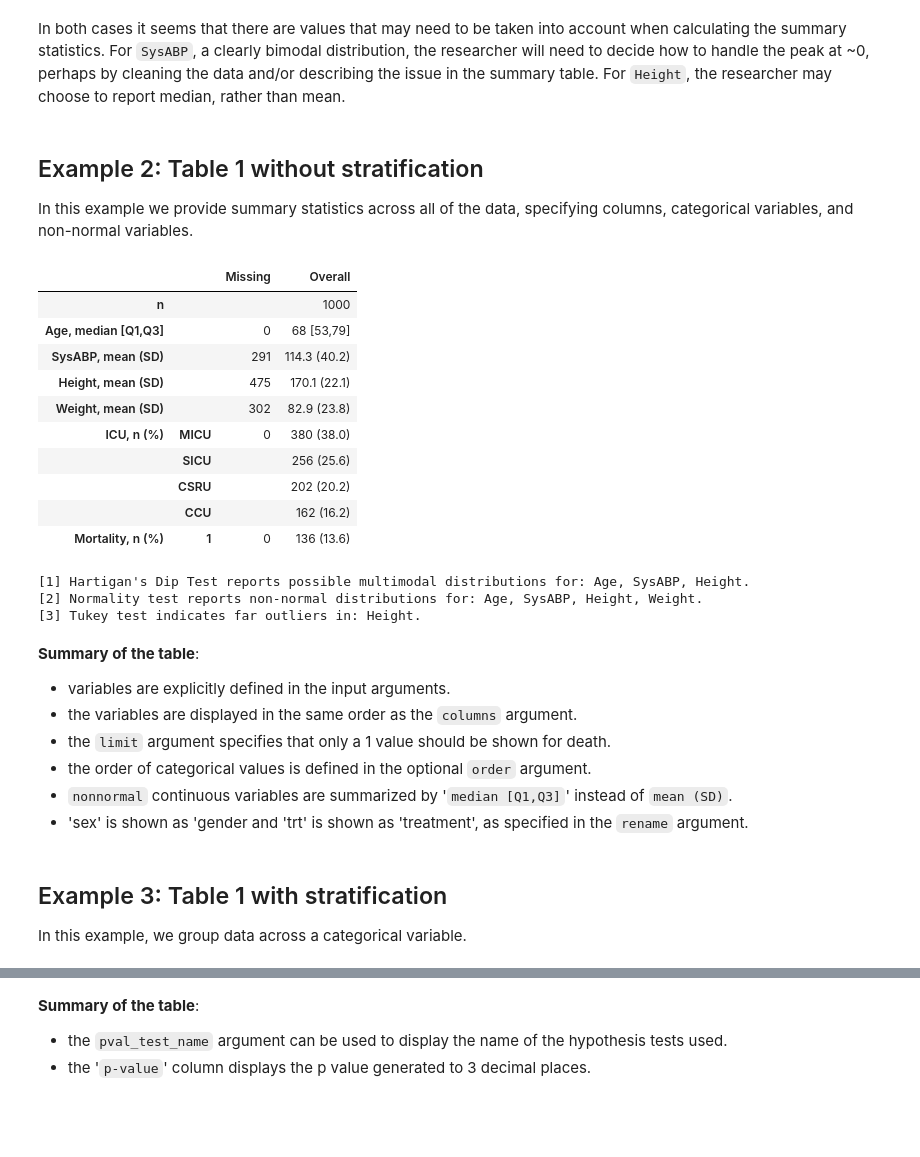
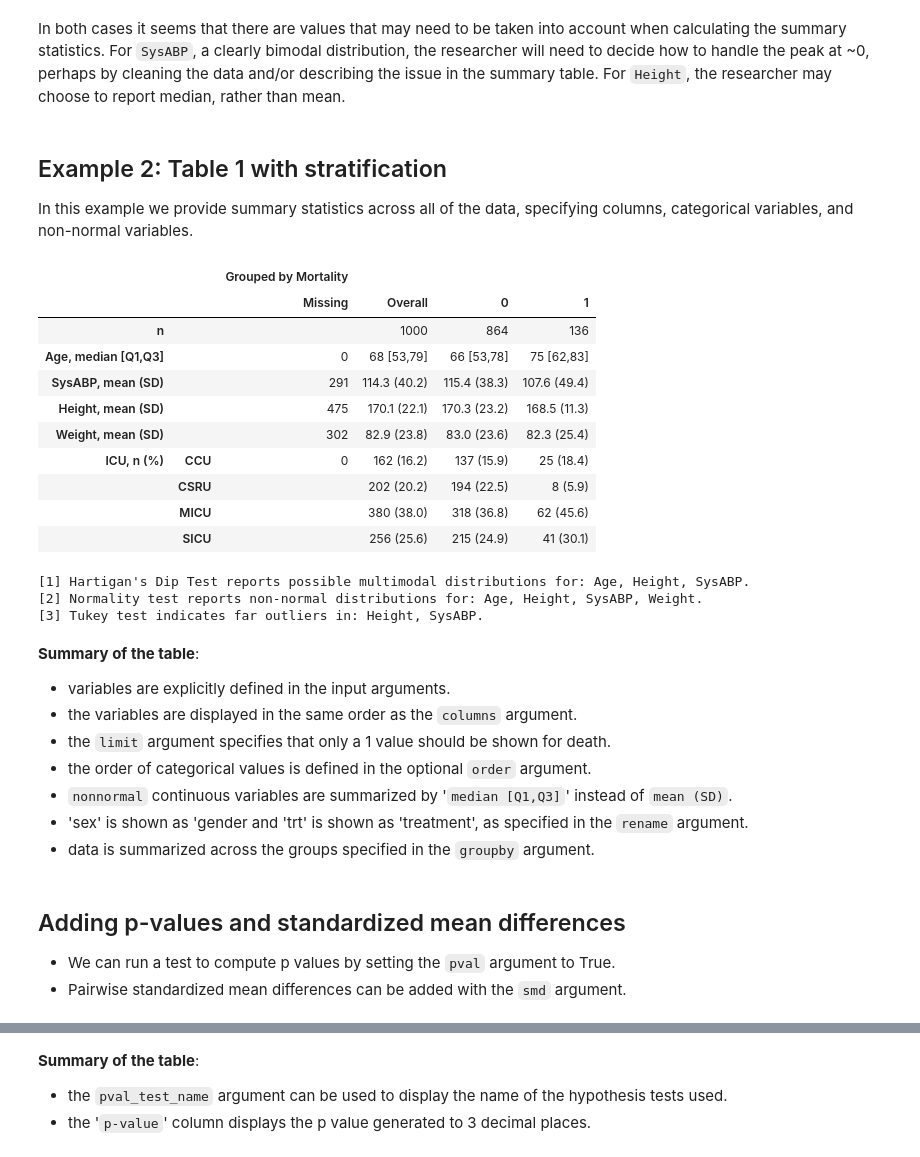
Before and after one commit to tompollard/tableone, a Jupyter notebook: tableone.ipynb, the cells around one changed output, grey strips where cells are left out. Saved outputs shown, nothing was run; the diff lists cells and outputs as text; code cells hidden in the pictures; blank space fills up the shorter version.

```diff
--- a/tableone.ipynb
+++ b/tableone.ipynb
@@ -193,53 +145,62 @@ plt.show()
 # %% [markdown]
 In both cases it seems that there are values that may need to be taken into account when calculating the summary statistics. For `SysABP`, a clearly bimodal distribution, the researcher will need to decide how to handle the peak at ~0, perhaps by cleaning the data and/or describing the issue in the summary table. For `Height`, the researcher may choose to report median, rather than mean.
 # %% [markdown]
-## Example 2: Table 1 without stratification
+## Example 2: Table 1 with stratification <a name="stratified-example"></a>
 
 In this example we provide summary statistics across all of the data, specifying columns, categorical variables, and non-normal variables.
 # %%
 # columns to summarize
 columns = ['Age', 'SysABP', 'Height', 'Weight', 'ICU', 'death']
 
 # columns containing categorical variables
-categorical = ['ICU', 'death']
+categorical = ['ICU']
 
 # non-normal variables
 nonnormal = ['Age']
 
 # limit the binary variable "death" to a single row
 limit = {"death": 1}
 
 # set the order of the categorical variables
-order = {"ICU": ["MICU", "SICU", "CSRU", "CCU"],
-         "death": ["1"]}
+order = {"ICU": ["MICU", "SICU", "CSRU", "CCU"]}
 
 # alternative labels
 labels={'death': 'Mortality'}
 
 # set decimal places for age to 0
 decimals = {"Age": 0}
 
+# optionally, a categorical variable for stratification
+groupby = ['death']
+
+# rename the death column
+labels={'death': 'Mortality'}
+
 # create tableone with the input arguments
-mytable = TableOne(data, columns=columns, categorical=categorical,
-                   nonnormal=nonnormal, rename=labels, label_suffix=True,
-                   decimals=decimals, limit=limit, order=order)
+# table2 = TableOne(data, columns=columns, categorical=categorical, groupby=groupby,
+#                    nonnormal=nonnormal, rename=labels, label_suffix=True,
+#                    decimals=decimals, limit=limit, order=order)
 
-mytable
+table2 = TableOne(data, columns=columns, categorical=categorical, groupby=groupby,
+                  nonnormal=nonnormal, rename=labels, label_suffix=True,
+                  decimals=decimals, limit=limit)
+
+table2
 # %% [output]
-|  |  | Missing | Overall |
-| n |  |  | 1000 |
-| Age, median [Q1,Q3] |  | 0 | 68 [53,79] |
-| SysABP, mean (SD) |  | 291 | 114.3 (40.2) |
-| Height, mean (SD) |  | 475 | 170.1 (22.1) |
-| Weight, mean (SD) |  | 302 | 82.9 (23.8) |
-| ICU, n (%) | MICU | 0 | 380 (38.0) |
-|  | SICU |  | 256 (25.6) |
-|  | CSRU |  | 202 (20.2) |
-|  | CCU |  | 162 (16.2) |
-| Mortality, n (%) | 1 | 0 | 136 (13.6) |
+|  |  | Grouped by Mortality |  |  |  |
+|  |  | Missing | Overall | 0 | 1 |
+| n |  |  | 1000 | 864 | 136 |
+| Age, median [Q1,Q3] |  | 0 | 68 [53,79] | 66 [53,78] | 75 [62,83] |
+| SysABP, mean (SD) |  | 291 | 114.3 (40.2) | 115.4 (38.3) | 107.6 (49.4) |
+| Height, mean (SD) |  | 475 | 170.1 (22.1) | 170.3 (23.2) | 168.5 (11.3) |
+| Weight, mean (SD) |  | 302 | 82.9 (23.8) | 83.0 (23.6) | 82.3 (25.4) |
+| ICU, n (%) | CCU | 0 | 162 (16.2) | 137 (15.9) | 25 (18.4) |
+|  | CSRU |  | 202 (20.2) | 194 (22.5) | 8 (5.9) |
+|  | MICU |  | 380 (38.0) | 318 (36.8) | 62 (45.6) |
+|  | SICU |  | 256 (25.6) | 215 (24.9) | 41 (30.1) |
-[1] Hartigan's Dip Test reports possible multimodal distributions for: Age, SysABP, Height.
-[2] Normality test reports non-normal distributions for: Age, SysABP, Height, Weight.
-[3] Tukey test indicates far outliers in: Height.
+[1] Hartigan's Dip Test reports possible multimodal distributions for: Age, Height, SysABP.
+[2] Normality test reports non-normal distributions for: Age, Height, SysABP, Weight.
+[3] Tukey test indicates far outliers in: Height, SysABP.
 # %% [markdown]
 **Summary of the table**:
 
@@ -249,7 +210,4 @@ mytable
 - the order of categorical values is defined in the optional `order` argument.
 - `nonnormal` continuous variables are summarized by '`median [Q1,Q3]`' instead of `mean (SD)`.
 - 'sex' is shown as 'gender and 'trt' is shown as 'treatment', as specified in the `rename` argument.
+- data is summarized across the groups specified in the `groupby` argument.
-# %% [markdown]
-## Example 3: Table 1 with stratification <a name="stratified-example"></a>
-
-In this example, we group data across a categorical variable.
@@ -262 +214,6 @@ labels={'death': 'Mortality'}
+# %% [markdown]
+## Adding p-values and standardized mean differences <a name="pval-smd"></a>
+
+- We can run a test to compute p values by setting the ``pval`` argument to True.
+- Pairwise standardized mean differences can be added with the ``smd`` argument.
 # %%
```
Also changed, not shown: parts of 26 cells of this notebook.
